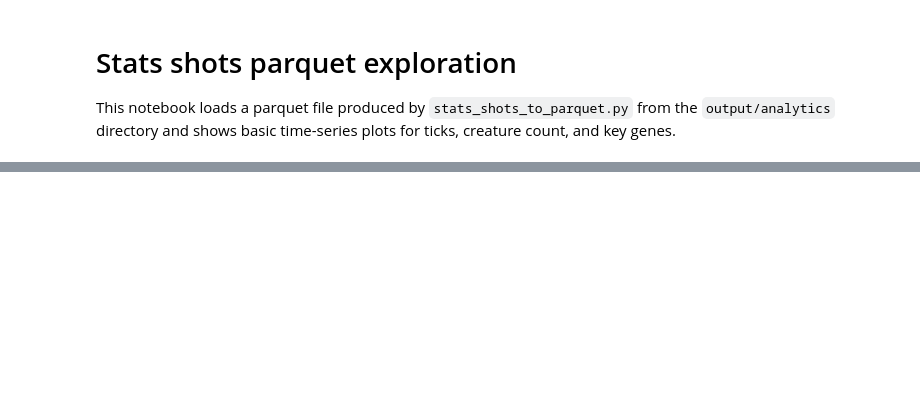
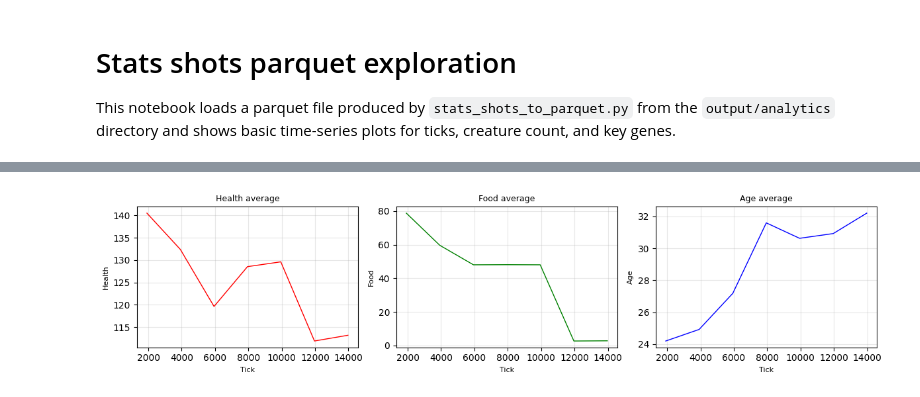
Before and after one commit to yanivbyd/DistributedColonyRust, a Jupyter notebook: analysis/stats_shots_exploration.ipynb, the cells around one changed output, grey strips where cells are left out. Cells and saved outputs as stored; diff of their text form; code cells hidden in the pictures; blank space fills up the shorter version.

```diff
--- a/analysis/stats_shots_exploration.ipynb
+++ b/analysis/stats_shots_exploration.ipynb
@@ -144,0 +145,69 @@ plt.show()
+# %%
+# New metrics: Health, Food, and Age - 3 charts horizontally
+
+import matplotlib.pyplot as plt
+
+plot_df = df.sort_values("tick").copy()
+
+fig, axes = plt.subplots(1, 3, figsize=(12, 3), sharex=True)
+
+window = 5  # smoothing window size
+
+# 1) Health average
+y_col_health = None
+if "health_avg" in plot_df.columns:
+    y_col_health = "health_avg"
+elif "health_mean" in plot_df.columns:
+    y_col_health = "health_mean"
+
+if y_col_health is not None:
+    smooth_col = f"{y_col_health}_smooth"
+    plot_df[smooth_col] = plot_df[y_col_health].rolling(window=window, min_periods=1, center=True).mean()
+    axes[0].plot(plot_df["tick"], plot_df[smooth_col], linewidth=1, color="red")
+    axes[0].set_title("Health average", fontsize=9)
+    axes[0].set_xlabel("Tick", fontsize=8)
+    axes[0].set_ylabel("Health", fontsize=8)
+    axes[0].grid(True, alpha=0.3)
+else:
+    axes[0].text(0.5, 0.5, "Health average not found", ha="center", va="center", fontsize=8)
+
+# 2) Food average
+y_col_food = None
+if "food_avg" in plot_df.columns:
+    y_col_food = "food_avg"
+elif "food_mean" in plot_df.columns:
+    y_col_food = "food_mean"
+
+if y_col_food is not None:
+    smooth_col = f"{y_col_food}_smooth"
+    plot_df[smooth_col] = plot_df[y_col_food].rolling(window=window, min_periods=1, center=True).mean()
+    axes[1].plot(plot_df["tick"], plot_df[smooth_col], linewidth=1, color="green")
+    axes[1].set_title("Food average", fontsize=9)
+    axes[1].set_xlabel("Tick", fontsize=8)
+    axes[1].set_ylabel("Food", fontsize=8)
+    axes[1].grid(True, alpha=0.3)
+else:
+    axes[1].text(0.5, 0.5, "Food average not found", ha="center", va="center", fontsize=8)
+
+# 3) Age average
+y_col_age = None
+if "age_avg" in plot_df.columns:
+    y_col_age = "age_avg"
+elif "age_mean" in plot_df.columns:
+    y_col_age = "age_mean"
+
+if y_col_age is not None:
+    smooth_col = f"{y_col_age}_smooth"
+    plot_df[smooth_col] = plot_df[y_col_age].rolling(window=window, min_periods=1, center=True).mean()
+    axes[2].plot(plot_df["tick"], plot_df[smooth_col], linewidth=1, color="blue")
+    axes[2].set_title("Age average", fontsize=9)
+    axes[2].set_xlabel("Tick", fontsize=8)
+    axes[2].set_ylabel("Age", fontsize=8)
+    axes[2].grid(True, alpha=0.3)
+else:
+    axes[2].text(0.5, 0.5, "Age average not found", ha="center", va="center", fontsize=8)
+
+plt.tight_layout()
+plt.show()
+# %% [output]
+[figure, added]
```
Also changed, not shown: parts of 3 cells of this notebook, 5 other files.
